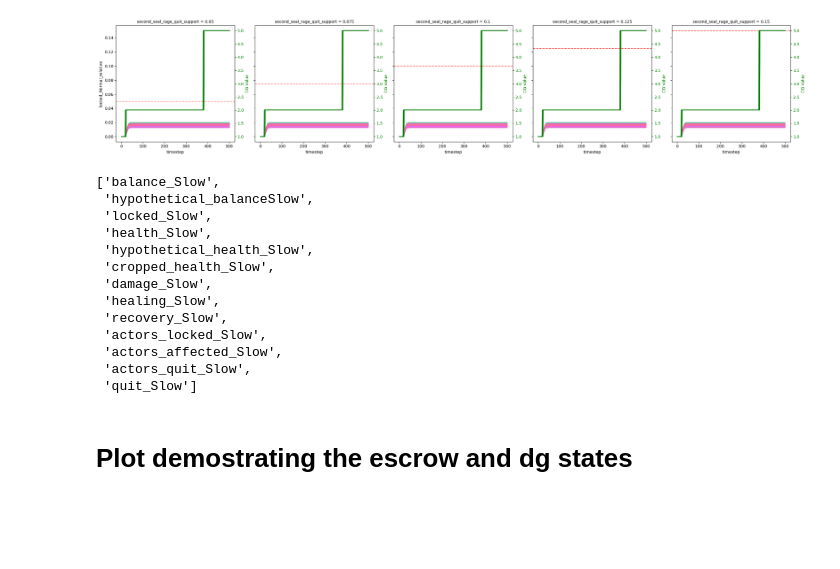
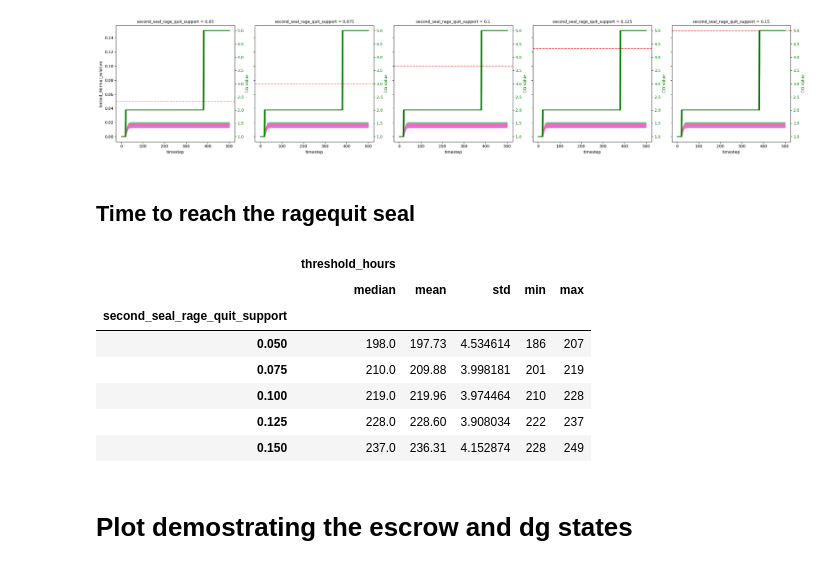
Before and after one commit to collectif-dao/dg-research, a Jupyter notebook: experiments/notebooks/clean_notebook_seal_study.ipynb, the cells around one changed output. Cells and saved outputs as stored; diff of their text form; code cells hidden in the pictures; blank space fills up the shorter version.

Commit message:
Added time to reach ragequit_seal for different seals for normal reactions.

```diff
--- a/experiments/notebooks/clean_notebook_seal_study.ipynb
+++ b/experiments/notebooks/clean_notebook_seal_study.ipynb
@@ -366,22 +366,23 @@ for ax, seal_value in zip(g.axes.flat, g.col_names):
 plt.tight_layout()
 # %% [output]
 [figure]
-# %%
-[col for col in ragequit_timestep_data_df_full.columns if 'Slow' in col]
-# %% [output]
-['balance_Slow',
- 'hypothetical_balanceSlow',
- 'locked_Slow',
- 'health_Slow',
- 'hypothetical_health_Slow',
- 'cropped_health_Slow',
- 'damage_Slow',
- 'healing_Slow',
- 'recovery_Slow',
- 'actors_locked_Slow',
- 'actors_affected_Slow',
- 'actors_quit_Slow',
- 'quit_Slow']
+# %% [markdown]
+## Time to reach the ragequit seal
+# %%
+ragequit_timestep_data_df_full_with_params = ragequit_timestep_data_df_full.merge(ragequit_start_data_df_full, on='run_id', how='left')
+threshold_times = ragequit_timestep_data_df_full_with_params.groupby('run_id').apply(lambda x: x[x['actors_total_locked_relative'] >= x['second_seal_rage_quit_support']]['timestep'].min()).reset_index(name='threshold_timestep')
+threshold_times['threshold_hours'] = threshold_times['threshold_timestep'] * 3
+threshold_times = threshold_times.merge(ragequit_start_data_df_full, on='run_id', how='left')
+threshold_times.groupby('second_seal_rage_quit_support').agg({'threshold_hours': ['median', 'mean', 'std', 'min', 'max']})
+# %% [output]
+|  | threshold_hours |  |  |  |  |
+|  | median | mean | std | min | max |
+| second_seal_rage_quit_support |  |  |  |  |  |
+| 0.050 | 198.0 | 197.73 | 4.534614 | 186 | 207 |
+| 0.075 | 210.0 | 209.88 | 3.998181 | 201 | 219 |
+| 0.100 | 219.0 | 219.96 | 3.974464 | 210 | 228 |
+| 0.125 | 228.0 | 228.60 | 3.908034 | 222 | 237 |
+| 0.150 | 237.0 | 236.31 | 4.152874 | 228 | 249 |
 # %% [markdown]
 # Plot demostrating the escrow and dg states
 # %%
```
